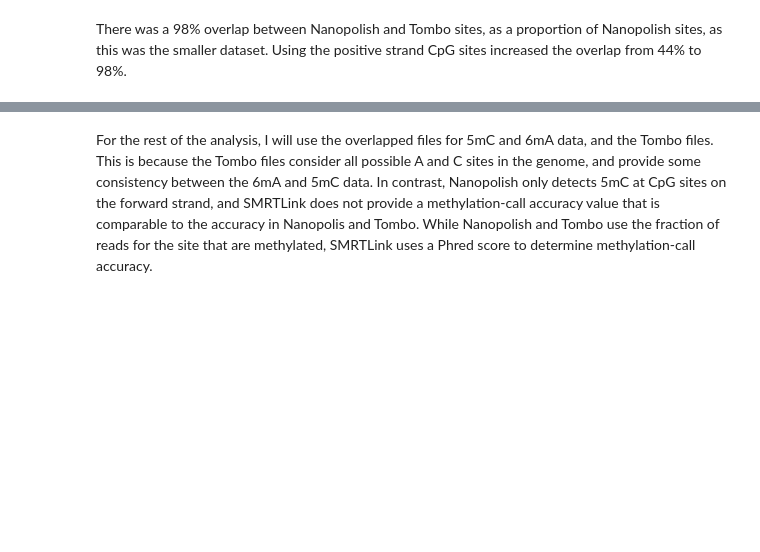
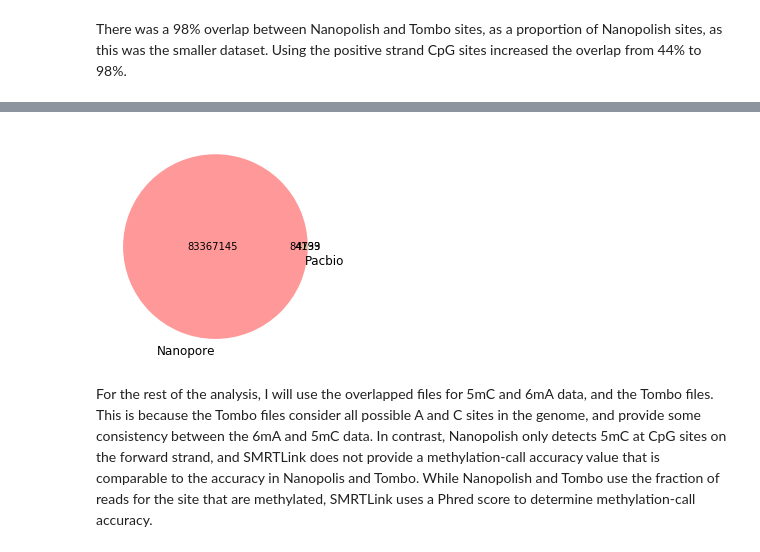
Before and after one commit to BenjaminSchwessinger/Honours_year, a Jupyter notebook: fisher/methylation/BEDtools_analysis.ipynb, the cells around one changed output, grey strips where cells are left out. Cells and saved outputs as stored; diff of their text form; code cells hidden in the pictures; blank space fills up the shorter version.

```diff
--- a/fisher/methylation/BEDtools_analysis.ipynb
+++ b/fisher/methylation/BEDtools_analysis.ipynb
@@ -468,0 +484,16 @@ There was a 98% overlap between Nanopolish and Tombo sites, as a proportion of N
+# %%
+# First way to call the 2 group Venn diagram:
+#PacBio sites:
+#88932
+#Overlapping sites:
+#84733
+#Nanopore sites:
+#83451878
+
+c = 84733
+a = 83451878-c
+b = 88932-c
+venn2(subsets = (a, b, c), set_labels = ('Nanopore', 'Pacbio'))
+plt.show()
+# %% [output]
+[figure, added]
```
Also changed, not shown: parts of 28 cells of this notebook.
